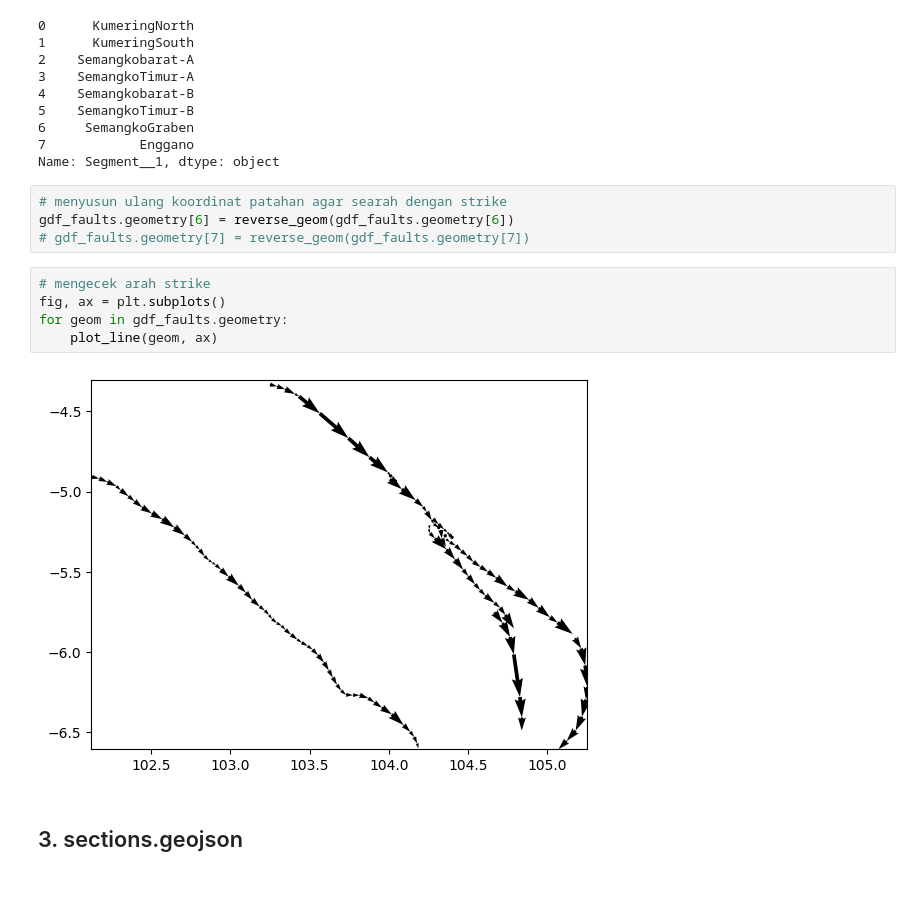
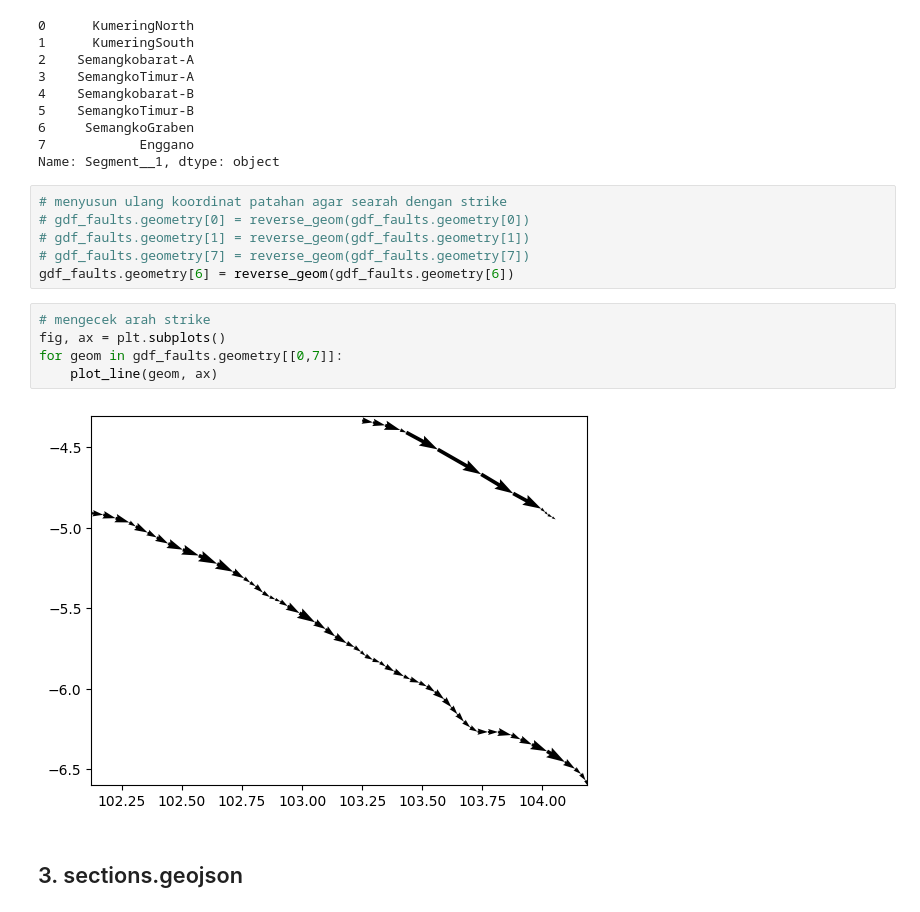
Before and after one commit to yudhastyawan/Seismologi-Teknik-OQ, a Jupyter notebook: OQ010_persiapan_file_SHERIFS.ipynb, the cells around one changed output. Saved outputs shown, nothing was run; the diff lists cells and outputs as text.

```diff
--- a/OQ010_persiapan_file_SHERIFS.ipynb
+++ b/OQ010_persiapan_file_SHERIFS.ipynb
@@ -45,15 +45,17 @@ gdf_faults['Segment__1']
 Name: Segment__1, dtype: object
 # %%
 # menyusun ulang koordinat patahan agar searah dengan strike
+# gdf_faults.geometry[0] = reverse_geom(gdf_faults.geometry[0])
+# gdf_faults.geometry[1] = reverse_geom(gdf_faults.geometry[1])
+# gdf_faults.geometry[7] = reverse_geom(gdf_faults.geometry[7])
 gdf_faults.geometry[6] = reverse_geom(gdf_faults.geometry[6])
-# gdf_faults.geometry[7] = reverse_geom(gdf_faults.geometry[7])
 # %%
 # mengecek arah strike
 fig, ax = plt.subplots()
-for geom in gdf_faults.geometry:
+for geom in gdf_faults.geometry[[0,7]]:
     plot_line(geom, ax)
 # %% [output]
-[figure, old version]
+[figure, new version]
 # %% [markdown]
 ## 3. sections.geojson
 # %%
```
Also changed, not shown: 6 other files.
